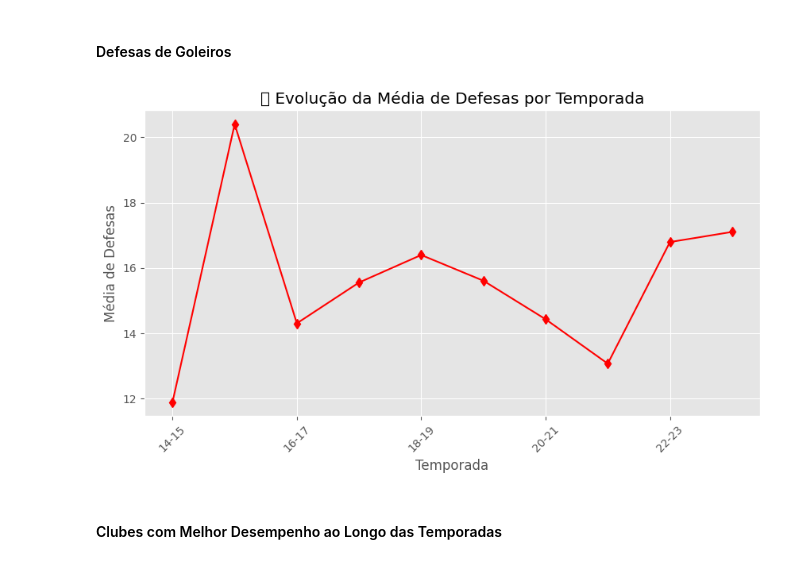
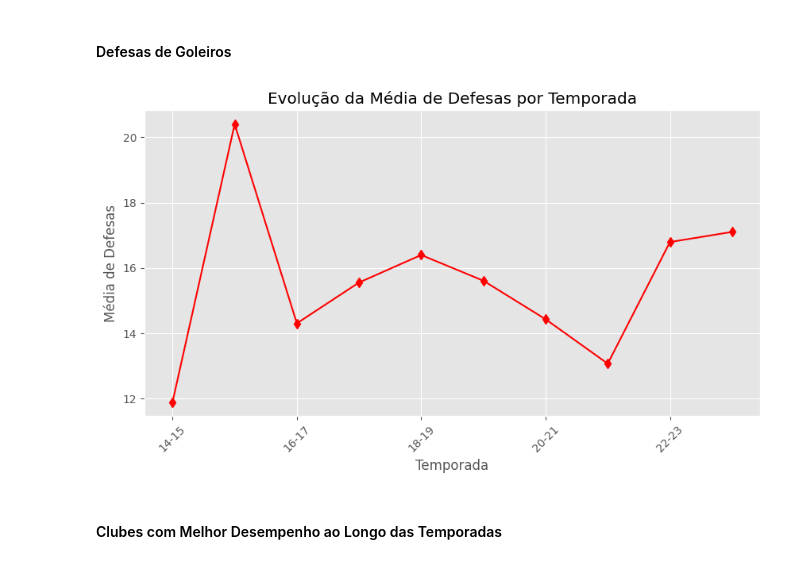
Before and after one commit to gabrierys/Data-Harvesting-Sofascore, a Jupyter notebook: champions_league_analysis.ipynb, the cells around one changed output. Drawn from its saved outputs; the diff is of its cells as text; code cells hidden in the pictures.

```diff
--- a/champions_league_analysis.ipynb
+++ b/champions_league_analysis.ipynb
@@ -612,21 +612,21 @@ plt.show()
 # %%
 # Filtrar apenas os goleiros
 df_goleiros = df_geral[df_geral["Categoria"] == "Goleiro"]
 
 # Agrupar por temporada e calcular a média de defesas
 df_defesas = df_goleiros.groupby("Temporada")["Defesas"].mean()
 
 # Criar o gráfico de evolução das defesas
 plt.figure(figsize=(10, 5))
 df_defesas.plot(marker="d", color="r")
-plt.title("📊 Evolução da Média de Defesas por Temporada")
+plt.title("Evolução da Média de Defesas por Temporada")
 plt.xlabel("Temporada")
 plt.ylabel("Média de Defesas")
 plt.xticks(rotation=45)
 plt.grid(True)
 plt.show()
 # %% [output]
-[figure, old version]
+[figure, new version]
 # %% [markdown]
 #### Clubes com Melhor Desempenho ao Longo das Temporadas
 # %%
```
Also changed, not shown: parts of 3 cells of this notebook.
